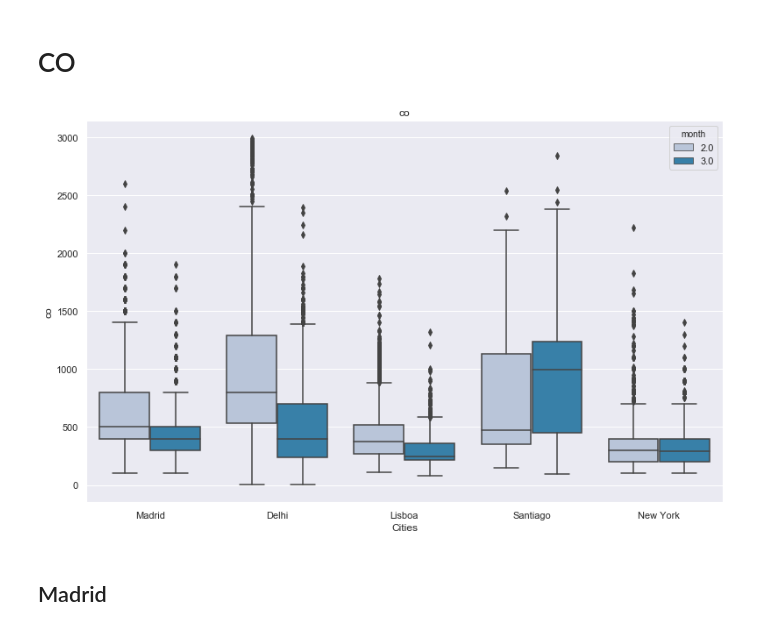
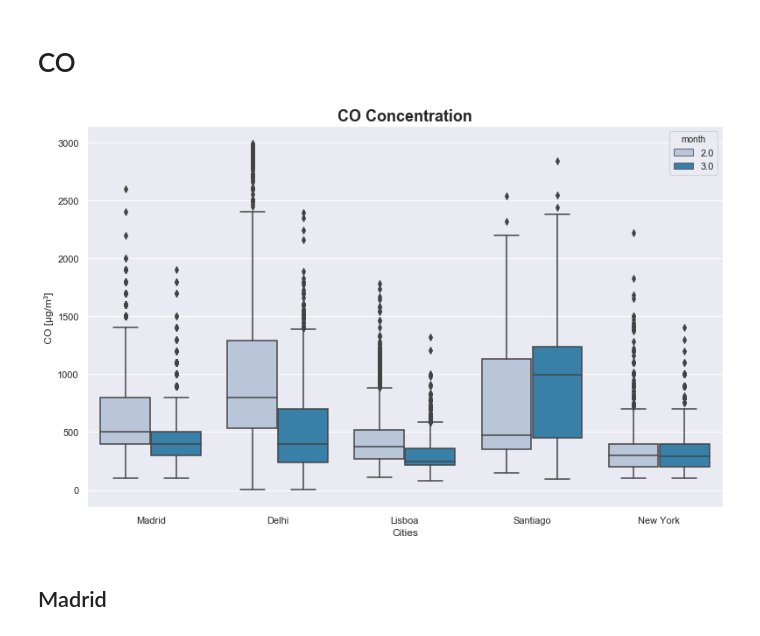
Before and after one commit to ta-data-lis/Project-Week-3-Data-Thieves, a Jupyter notebook: your-project/Data Cleaning and Visualization.ipynb, the cells around one changed output. Saved outputs shown, nothing was run; the diff lists cells and outputs as text; code cells hidden in the pictures.

```diff
--- a/your-project/Data Cleaning and Visualization.ipynb
+++ b/your-project/Data Cleaning and Visualization.ipynb
@@ -11,5 +11,6 @@ pm25 = pd.read_csv('data/openaq_pm25.csv')
 no2 = pd.read_csv('data/openaq_NO2.csv')
 o3 = pd.read_csv('data/openaq_o3.csv')
 co = pd.read_csv('data/openaq_co.csv')
+so2 = pd.read_csv('data/openaq_so2.csv')
 # %%
 # Concat pm25 e NO2
@@ -225,24 +329,27 @@ plt.show()
 # %% [markdown]
 # O3
 # %%
-o3 = data.loc[data['parameter'] == 'o3']
+# o3 = data.loc[data['parameter'] == 'o3']
 
-# Outliers
-# # remove rows > 125
-o3 = o3.where(o3['value'] < 175)
-o3.sort_values(by="value", ascending = False).head()
+# # Outliers
+# # # remove rows > 125
+# o3 = o3.where(o3['value'] < 175)
+# o3.sort_values(by="value", ascending = False).head()
 
-o3 = o3.dropna()
-# # madrid.shape(9889)
+# o3 = o3.dropna()
+# # # madrid.shape(9889)
 
-sns.set()
-fig, ax = plt.subplots(figsize=(13,8))
-ax = sns.boxplot(x="city", y="value", hue = "month",
-                  data=o3, palette="PuBu")
+# sns.set()
+# fig, ax = plt.subplots(figsize=(13,8))
+# ax = sns.boxplot(x="city", y="value", hue = "month",
+#                   data=o3, palette="PuBu")
 
-# ax.set_xticklabels(['February, 'March'])
-ax.set_xlabel("Cities")
-ax.set_ylabel("NO2")
-ax.set_title('NO2 ')
+# # ax.set_xticklabels(['February, 'March'])
+# ax.set_xlabel("Cities")
+# ax.set_ylabel(" PM 2.5 [µg/m³] ")
+# ax.set_title('Concentração PM 2.5', fontsize=18, fontweight='bold')
 
-plt.show()
+# plt.show()
+
+# #Save:
+# plt.savefig('data/pm25_box.png')
@@ -253,26 +358,29 @@ plt.show()
 # %%
 co = data.loc[data['parameter'] == 'co']
 co.head()
 # Outliers
 # remove rows > 3000
 co =co.where(co['value'] < 3000)
 co.sort_values(by="value", ascending = False).head()
 co =co.dropna()
 # # madrid.shape(9889)
 
 sns.set()
 fig, ax = plt.subplots(figsize=(13,8))
-ax = sns.boxplot(x="city", y="value", hue = "month",
+g = sns.boxplot(x="city", y="value", hue = "month",
                   data = co, palette="PuBu")
 
 # ax.set_xticklabels(['February, 'March'])
 ax.set_xlabel("Cities")
-ax.set_ylabel("co")
-ax.set_title('co')
+ax.set_ylabel(" CO [µg/m³] ")
+ax.set_title('CO Concentration', fontsize=18, fontweight='bold')
 
 plt.show()
+
+#Save:
+g.figure.savefig('data/co_box.png')
 # %% [output]
-[figure, old version]
+[figure, new version]
 # %% [markdown]
 ## Madrid
 # %%
```
Also changed, not shown: parts of 22 cells of this notebook, 14 other files.
